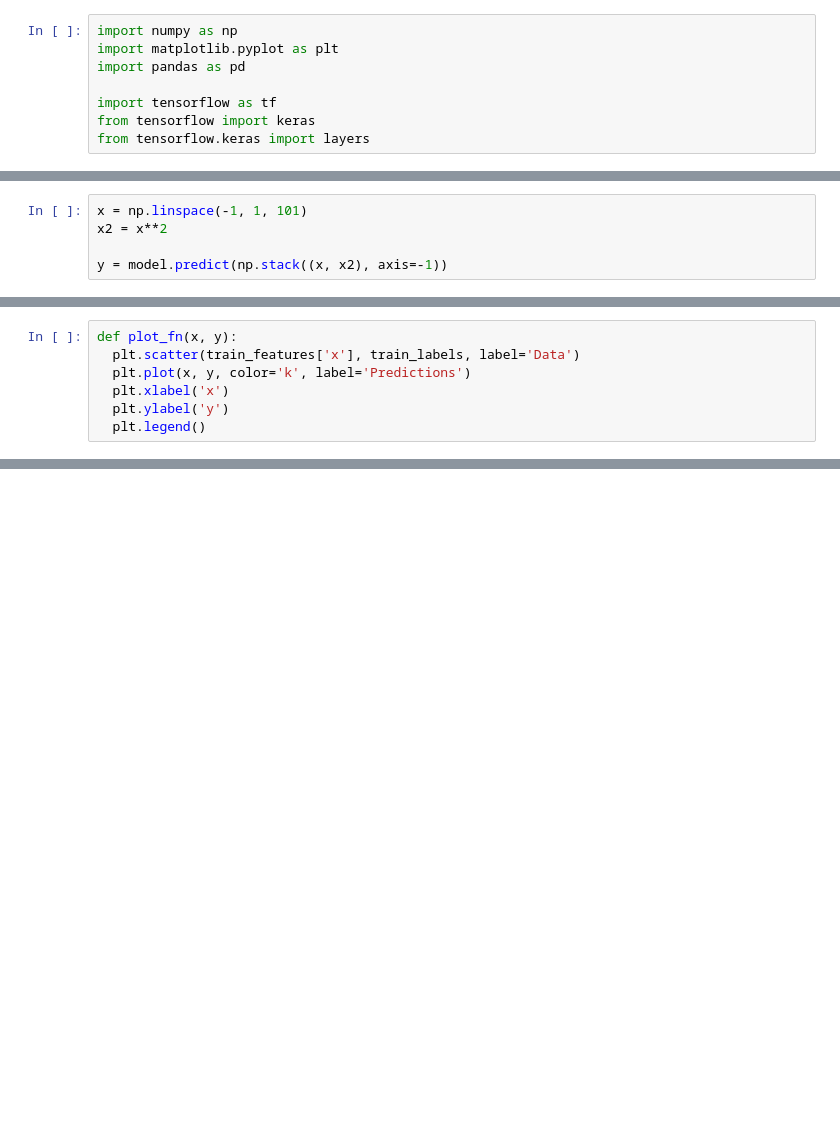
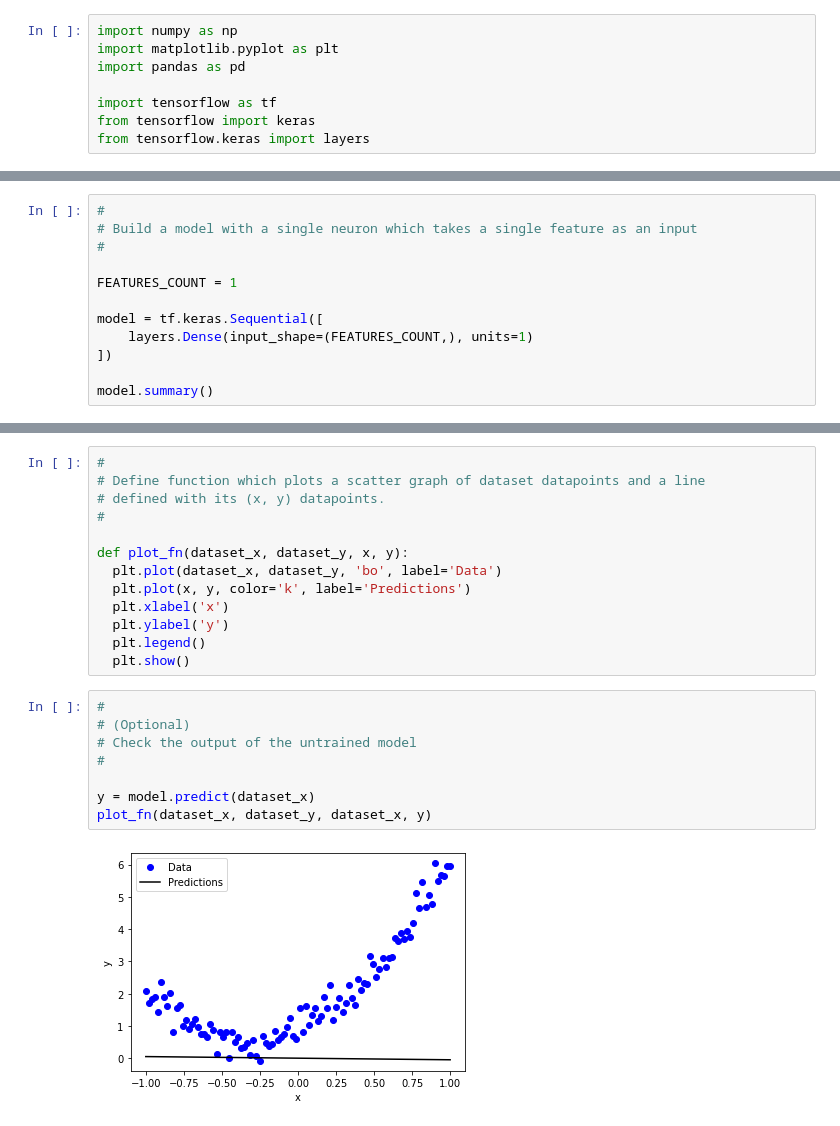
Before and after one commit to BojanKomazec/tensorflow-demo-notebooks, a Jupyter notebook: Polynomial_linear_regression_with_single_neuron.ipynb, the cells around one changed output, grey strips where cells are left out. Drawn from its saved outputs; the diff is of its cells as text; blank space fills up the shorter version.

```diff
--- a/Polynomial_linear_regression_with_single_neuron.ipynb
+++ b/Polynomial_linear_regression_with_single_neuron.ipynb
@@ -207,5 +10,0 @@ Wall time: 7.98 s
-# %%
-x = np.linspace(-1, 1, 101)
-x2 = x**2
-
-y = model.predict(np.stack((x, x2), axis=-1))
@@ -214,7 +10,0 @@ WARNING:tensorflow:5 out of the last 11 calls to <function Model.make_predict_fu
-# %%
-def plot_fn(x, y):
-  plt.scatter(train_features['x'], train_labels, label='Data')
-  plt.plot(x, y, color='k', label='Predictions')
-  plt.xlabel('x')
-  plt.ylabel('y')
-  plt.legend()
@@ -224,0 +55,12 @@ plot_fn(x,y)
+# %%
+#
+# Build a model with a single neuron which takes a single feature as an input
+#
+
+FEATURES_COUNT = 1
+
+model = tf.keras.Sequential([
+    layers.Dense(input_shape=(FEATURES_COUNT,), units=1)
+])
+
+model.summary()
@@ -224,0 +78,23 @@ plot_fn(x,y)
+# %%
+#
+# Define function which plots a scatter graph of dataset datapoints and a line
+# defined with its (x, y) datapoints.
+#
+
+def plot_fn(dataset_x, dataset_y, x, y):
+  plt.plot(dataset_x, dataset_y, 'bo', label='Data')
+  plt.plot(x, y, color='k', label='Predictions')
+  plt.xlabel('x')
+  plt.ylabel('y')
+  plt.legend()
+  plt.show()
+# %%
+#
+# (Optional)
+# Check the output of the untrained model
+#
+
+y = model.predict(dataset_x)
+plot_fn(dataset_x, dataset_y, dataset_x, y)
+# %% [output]
+[figure, added]
```
Also changed, not shown: parts of 40 cells of this notebook.
